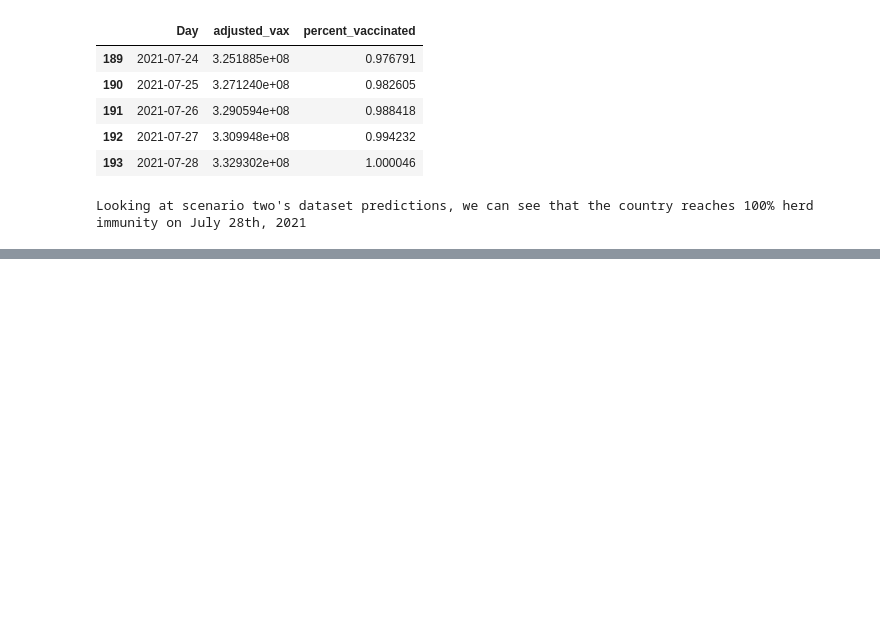
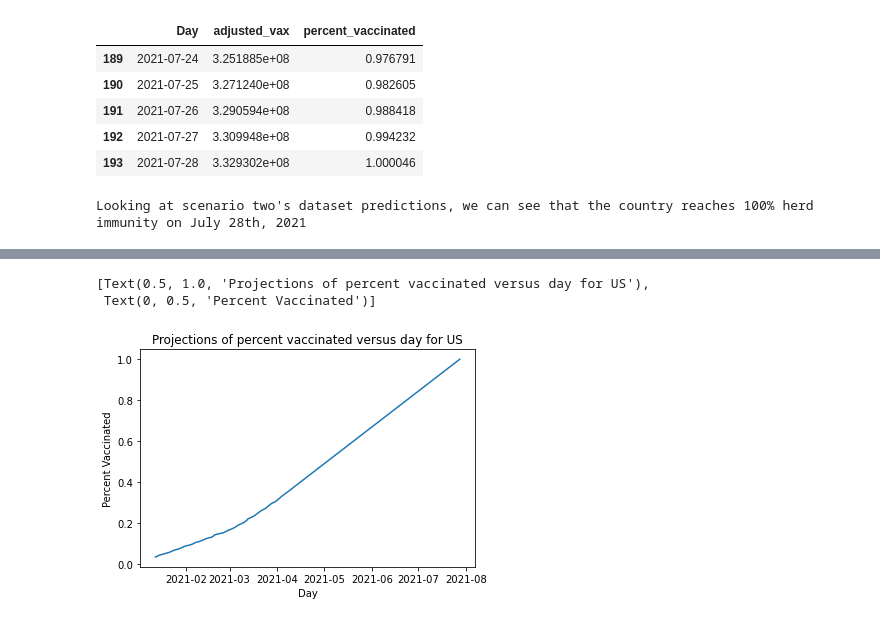
Before and after one commit to allewinter/216Project, a Jupyter notebook: Covid_Datasets.ipynb, the cells around one changed output, grey strips where cells are left out. Drawn from its saved outputs; the diff is of its cells as text; code cells hidden in the pictures; blank space fills up the shorter version.

```diff
--- a/Covid_Datasets.ipynb
+++ b/Covid_Datasets.ipynb
@@ -130,0 +156,7 @@ Looking at scenario two's dataset predictions, we can see that the country reach
+# %%
+
+sns.lineplot(x="Day", y="percent_vaccinated", data = combined_df).set(title="Projections of percent vaccinated versus day for US", ylabel="Percent Vaccinated")
+# %% [output]
+[Text(0.5, 1.0, 'Projections of percent vaccinated versus day for US'),
+ Text(0, 0.5, 'Percent Vaccinated')]
+[figure, added]
```
Also changed, not shown: parts of 3 cells of this notebook.
